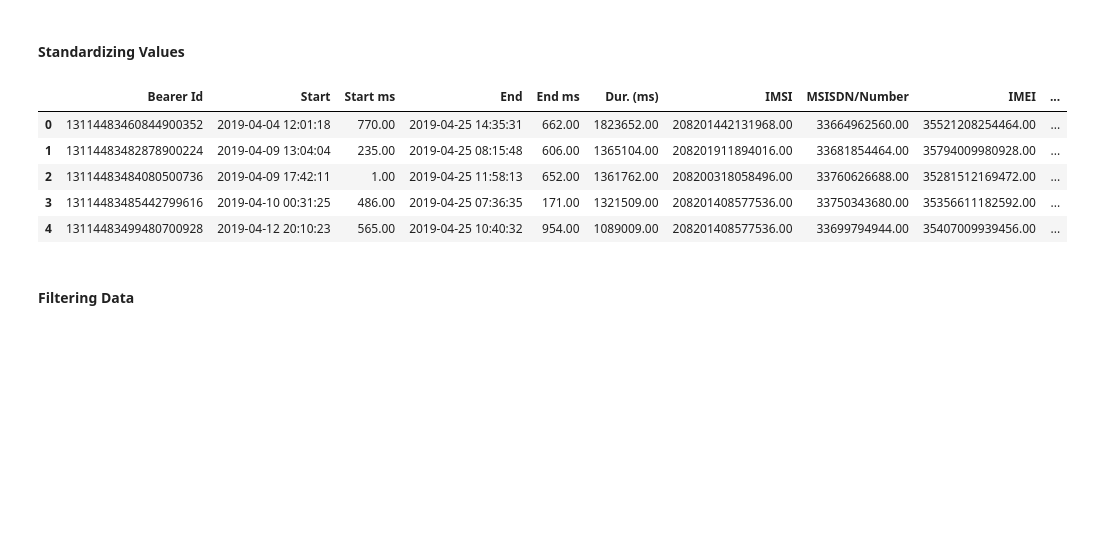
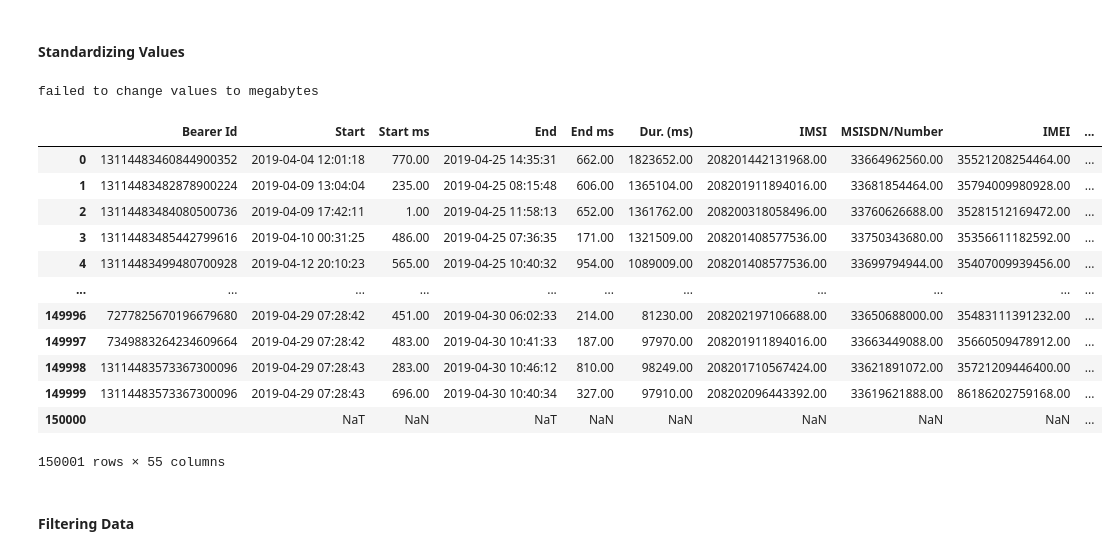
Before and after one commit to DePacifier/TeleCo-Analysis, a Jupyter notebook: notebooks/user_overview_analysis.ipynb, the cells around one changed output. Cells and saved outputs as stored; diff of their text form; code cells hidden in the pictures; blank space fills up the shorter version.

```diff
--- a/notebooks/user_overview_analysis.ipynb
+++ b/notebooks/user_overview_analysis.ipynb
@@ -231,15 +253,25 @@ single_value_cols = explorer.get_dataframe_columns_unique_value_count()
 cleaner.remove_single_value_columns(single_value_cols)
 # %% [markdown]
 #### Standardizing Values
-# %%
-cleaner.df.head()
-# %% [output]
-|  | Bearer Id | Start | Start ms | End | End ms | Dur. (ms) | IMSI | MSISDN/Number | IMEI | ... |
-| 0 | 13114483460844900352 | 2019-04-04 12:01:18 | 770.00 | 2019-04-25 14:35:31 | 662.00 | 1823652.00 | 208201442131968.00 | 33664962560.00 | 35521208254464.00 | ... |
-| 1 | 13114483482878900224 | 2019-04-09 13:04:04 | 235.00 | 2019-04-25 08:15:48 | 606.00 | 1365104.00 | 208201911894016.00 | 33681854464.00 | 35794009980928.00 | ... |
-| 2 | 13114483484080500736 | 2019-04-09 17:42:11 | 1.00 | 2019-04-25 11:58:13 | 652.00 | 1361762.00 | 208200318058496.00 | 33760626688.00 | 35281512169472.00 | ... |
-| 3 | 13114483485442799616 | 2019-04-10 00:31:25 | 486.00 | 2019-04-25 07:36:35 | 171.00 | 1321509.00 | 208201408577536.00 | 33750343680.00 | 35356611182592.00 | ... |
-| 4 | 13114483499480700928 | 2019-04-12 20:10:23 | 565.00 | 2019-04-25 10:40:32 | 954.00 | 1089009.00 | 208201408577536.00 | 33699794944.00 | 35407009939456.00 | ... |
+# %%
+#changing bytes to megabytes
+cleaner.convert_bytes_to_megabytes(['Total UL (Bytes)', 'Total DL (Bytes)', 'Social Media DL (Bytes)', 'Social Media UL (Bytes)',
+'Google DL (Bytes)', 'Google UL (Bytes)', 'Email DL (Bytes)', 'Email UL (Bytes)', 'Youtube DL (Bytes)', 'Youtube UL (Bytes)', 'Netflix DL (Bytes)', 'Netflix UL (Bytes)', 'Gaming DL (Bytes)','Gaming UL (Bytes)', 'Other DL (Bytes)', 'Other UL (Bytes)', 'Gaming DL (Bytes)', 'Gaming UL (Bytes)', 'Total Lost Packet (Bytes)'])
+# %% [output]
+failed to change values to megabytes
+|  | Bearer Id | Start | Start ms | End | End ms | Dur. (ms) | IMSI | MSISDN/Number | IMEI | ... |
+| 0 | 13114483460844900352 | 2019-04-04 12:01:18 | 770.00 | 2019-04-25 14:35:31 | 662.00 | 1823652.00 | 208201442131968.00 | 33664962560.00 | 35521208254464.00 | ... |
+| 1 | 13114483482878900224 | 2019-04-09 13:04:04 | 235.00 | 2019-04-25 08:15:48 | 606.00 | 1365104.00 | 208201911894016.00 | 33681854464.00 | 35794009980928.00 | ... |
+| 2 | 13114483484080500736 | 2019-04-09 17:42:11 | 1.00 | 2019-04-25 11:58:13 | 652.00 | 1361762.00 | 208200318058496.00 | 33760626688.00 | 35281512169472.00 | ... |
+| 3 | 13114483485442799616 | 2019-04-10 00:31:25 | 486.00 | 2019-04-25 07:36:35 | 171.00 | 1321509.00 | 208201408577536.00 | 33750343680.00 | 35356611182592.00 | ... |
+| 4 | 13114483499480700928 | 2019-04-12 20:10:23 | 565.00 | 2019-04-25 10:40:32 | 954.00 | 1089009.00 | 208201408577536.00 | 33699794944.00 | 35407009939456.00 | ... |
+| ... | ... | ... | ... | ... | ... | ... | ... | ... | ... | ... |
+| 149996 | 7277825670196679680 | 2019-04-29 07:28:42 | 451.00 | 2019-04-30 06:02:33 | 214.00 | 81230.00 | 208202197106688.00 | 33650688000.00 | 35483111391232.00 | ... |
+| 149997 | 7349883264234609664 | 2019-04-29 07:28:42 | 483.00 | 2019-04-30 10:41:33 | 187.00 | 97970.00 | 208201911894016.00 | 33663449088.00 | 35660509478912.00 | ... |
+| 149998 | 13114483573367300096 | 2019-04-29 07:28:43 | 283.00 | 2019-04-30 10:46:12 | 810.00 | 98249.00 | 208201710567424.00 | 33621891072.00 | 35721209446400.00 | ... |
+| 149999 | 13114483573367300096 | 2019-04-29 07:28:43 | 696.00 | 2019-04-30 10:40:34 | 327.00 | 97910.00 | 208202096443392.00 | 33619621888.00 | 86186202759168.00 | ... |
+| 150000 |  | NaT | NaN | NaT | NaN | NaN | NaN | NaN | NaN | ... |
+150001 rows × 55 columns
 # %% [markdown]
 #### Filtering Data
 # %%
```
Also changed, not shown: parts of 12 cells of this notebook, 2 other files.
